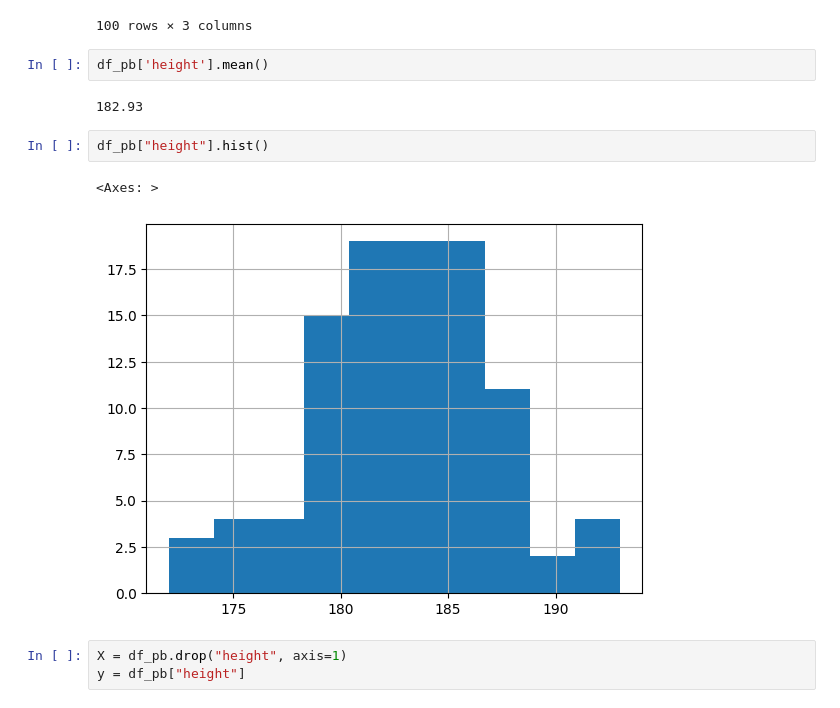
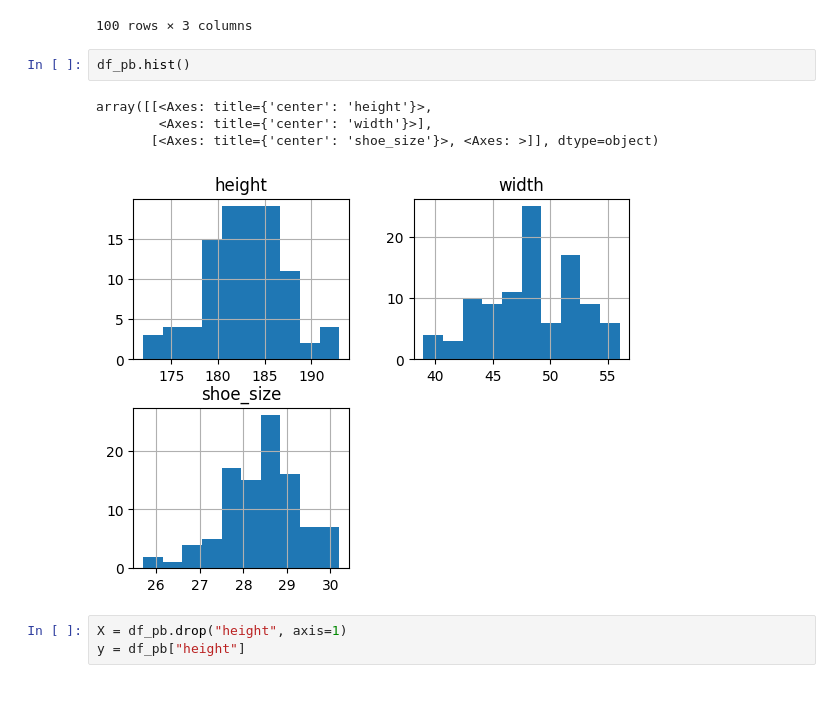
Before and after one commit to Roi-flores13/proyecto-_optima, a Jupyter notebook: predictor_altura.ipynb, the cells around one changed output. Cells and saved outputs as stored; diff of their text form.

```diff
--- a/predictor_altura.ipynb
+++ b/predictor_altura.ipynb
@@ -343,15 +375,13 @@ df_pb
 | 98 | 193.0 | 55.0 | 30.0 |
 | 99 | 193.0 | 56.0 | 30.2 |
 100 rows × 3 columns
-# %%
-df_pb['height'].mean()
-# %% [output]
-182.93
 # %%
-df_pb["height"].hist()
+df_pb.hist()
 # %% [output]
-<Axes: >
+array([[<Axes: title={'center': 'height'}>,
+        <Axes: title={'center': 'width'}>],
+       [<Axes: title={'center': 'shoe_size'}>, <Axes: >]], dtype=object)
-[figure, old version]
+[figure, new version]
 # %%
 X = df_pb.drop("height", axis=1)
 y = df_pb["height"]
```
Also changed, not shown: parts of 7 cells of this notebook.
